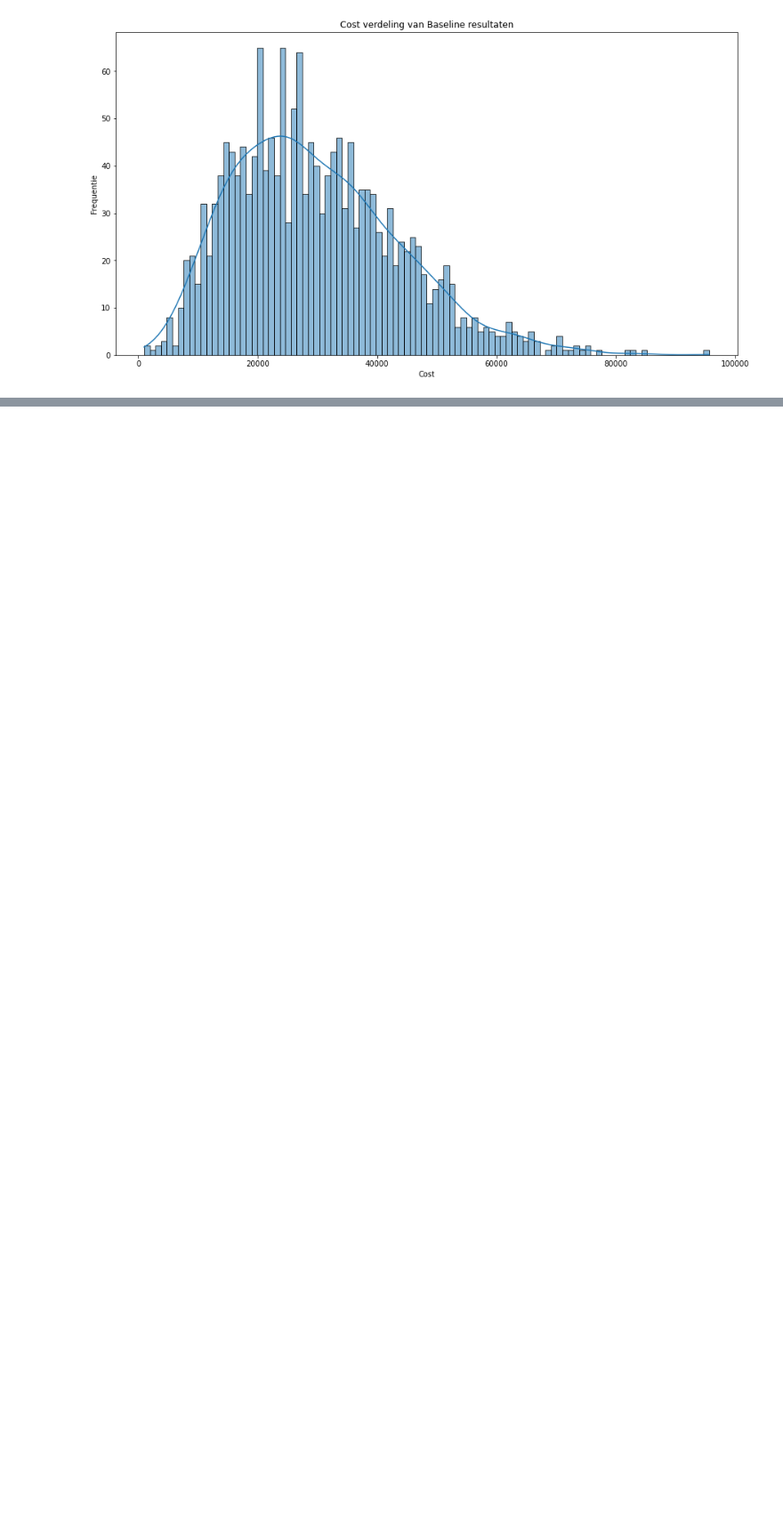
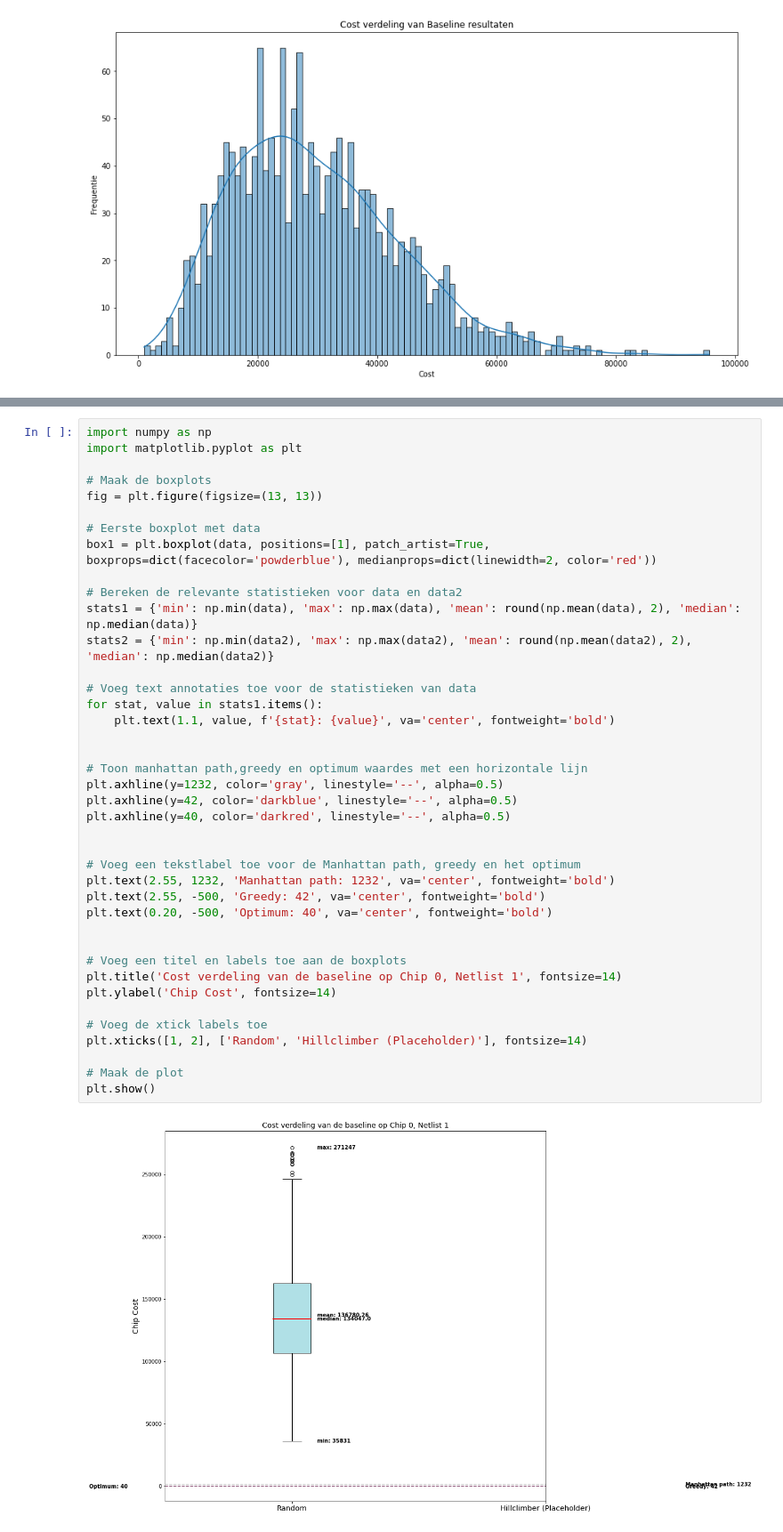
Before and after one commit to AlgorithmsAndHeuristics/ChipsAndCircuits, a Jupyter notebook: code/experiments/experiments.ipynb, the cells around one changed output, grey strips where cells are left out. Shown at 89% size. Saved outputs shown, nothing was run; the diff lists cells and outputs as text; blank space fills up the shorter version.

```diff
--- a/code/experiments/experiments.ipynb
+++ b/code/experiments/experiments.ipynb
@@ -381,0 +397,42 @@ plt.show()
+# %%
+import numpy as np
+import matplotlib.pyplot as plt
+
+# Maak de boxplots
+fig = plt.figure(figsize=(13, 13))
+
+# Eerste boxplot met data
+box1 = plt.boxplot(data, positions=[1], patch_artist=True, boxprops=dict(facecolor='powderblue'), medianprops=dict(linewidth=2, color='red'))
+
+# Bereken de relevante statistieken voor data en data2
+stats1 = {'min': np.min(data), 'max': np.max(data), 'mean': round(np.mean(data), 2), 'median': np.median(data)}
+stats2 = {'min': np.min(data2), 'max': np.max(data2), 'mean': round(np.mean(data2), 2), 'median': np.median(data2)}
+
+# Voeg text annotaties toe voor de statistieken van data
+for stat, value in stats1.items():
+    plt.text(1.1, value, f'{stat}: {value}', va='center', fontweight='bold')
+
+
+# Toon manhattan path,greedy en optimum waardes met een horizontale lijn
+plt.axhline(y=1232, color='gray', linestyle='--', alpha=0.5)
+plt.axhline(y=42, color='darkblue', linestyle='--', alpha=0.5)
+plt.axhline(y=40, color='darkred', linestyle='--', alpha=0.5)
+
+
+# Voeg een tekstlabel toe voor de Manhattan path, greedy en het optimum
+plt.text(2.55, 1232, 'Manhattan path: 1232', va='center', fontweight='bold')
+plt.text(2.55, -500, 'Greedy: 42', va='center', fontweight='bold')
+plt.text(0.20, -500, 'Optimum: 40', va='center', fontweight='bold')
+
+
+# Voeg een titel en labels toe aan de boxplots
+plt.title('Cost verdeling van de baseline op Chip 0, Netlist 1', fontsize=14)
+plt.ylabel('Chip Cost', fontsize=14)
+
+# Voeg de xtick labels toe
+plt.xticks([1, 2], ['Random', 'Hillclimber (Placeholder)'], fontsize=14)
+
+# Maak de plot
+plt.show()
+# %% [output]
+[figure, added]
```
Also changed, not shown: parts of 7 cells of this notebook, 5 other files.
